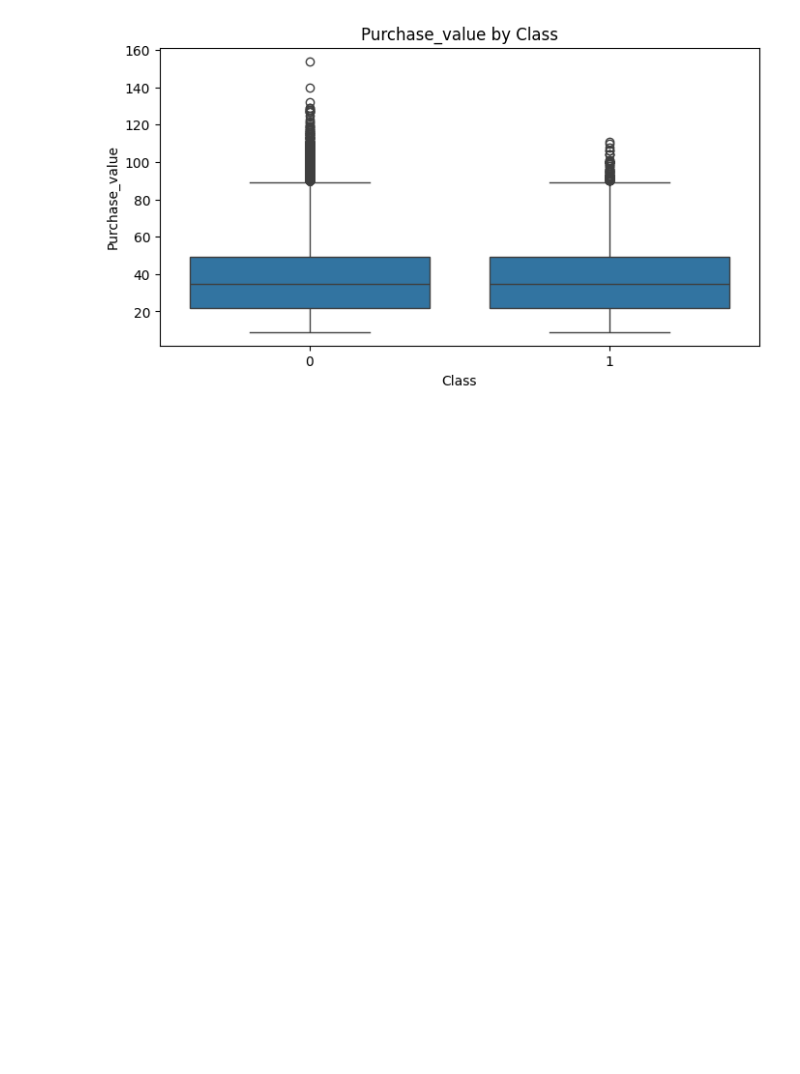
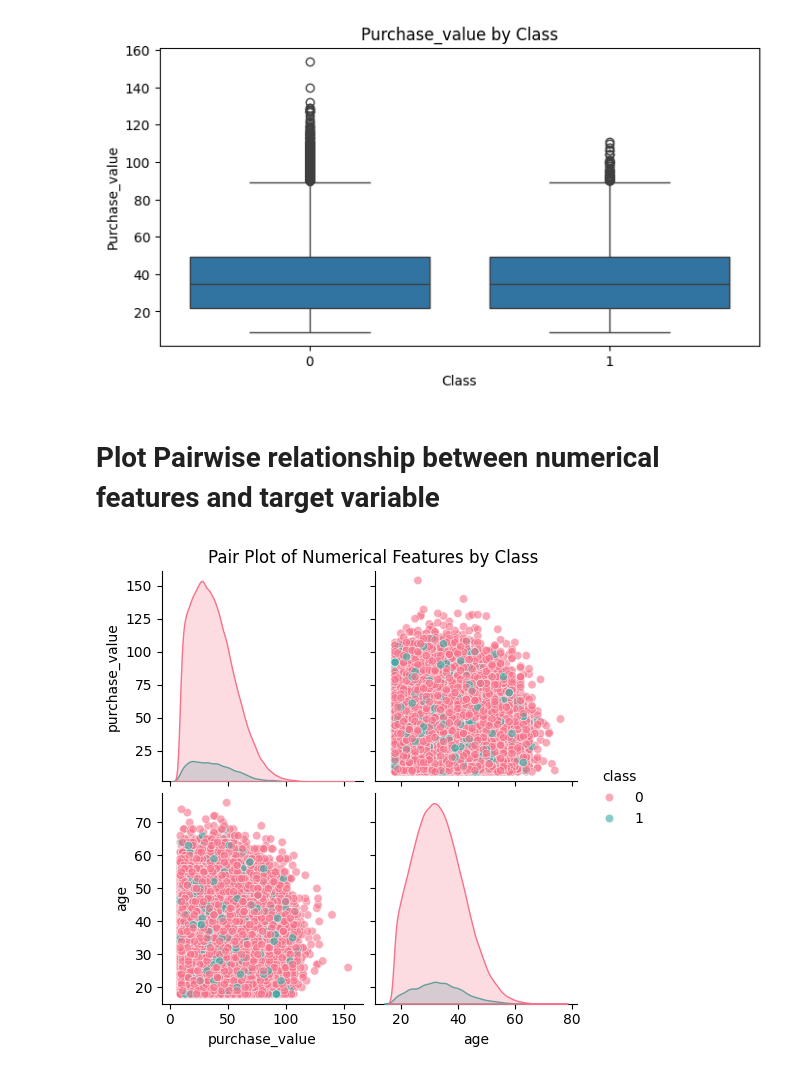
Before and after one commit to nebiyu-getachew/Fraud-Detection, a Jupyter notebook: notebooks/task_1.ipynb, the cells around one changed output. Drawn from its saved outputs; the diff is of its cells as text; code cells hidden in the pictures; blank space fills up the shorter version.

Commit message:
Pairwise relationship

```diff
--- a/notebooks/task_1.ipynb
+++ b/notebooks/task_1.ipynb
@@ -252,3 +252,10 @@ visualizer._boxplot('sex', 'purchase_value')
 visualizer._boxplot('class', 'purchase_value')
 # %% [output]
 [figure]
+# %% [markdown]
+# Plot Pairwise relationship between numerical features and target variable
+# %%
+# Pairwise relationship
+visualizer.plot_pairwise_relationships()
+# %% [output]
+[figure, added]
```
